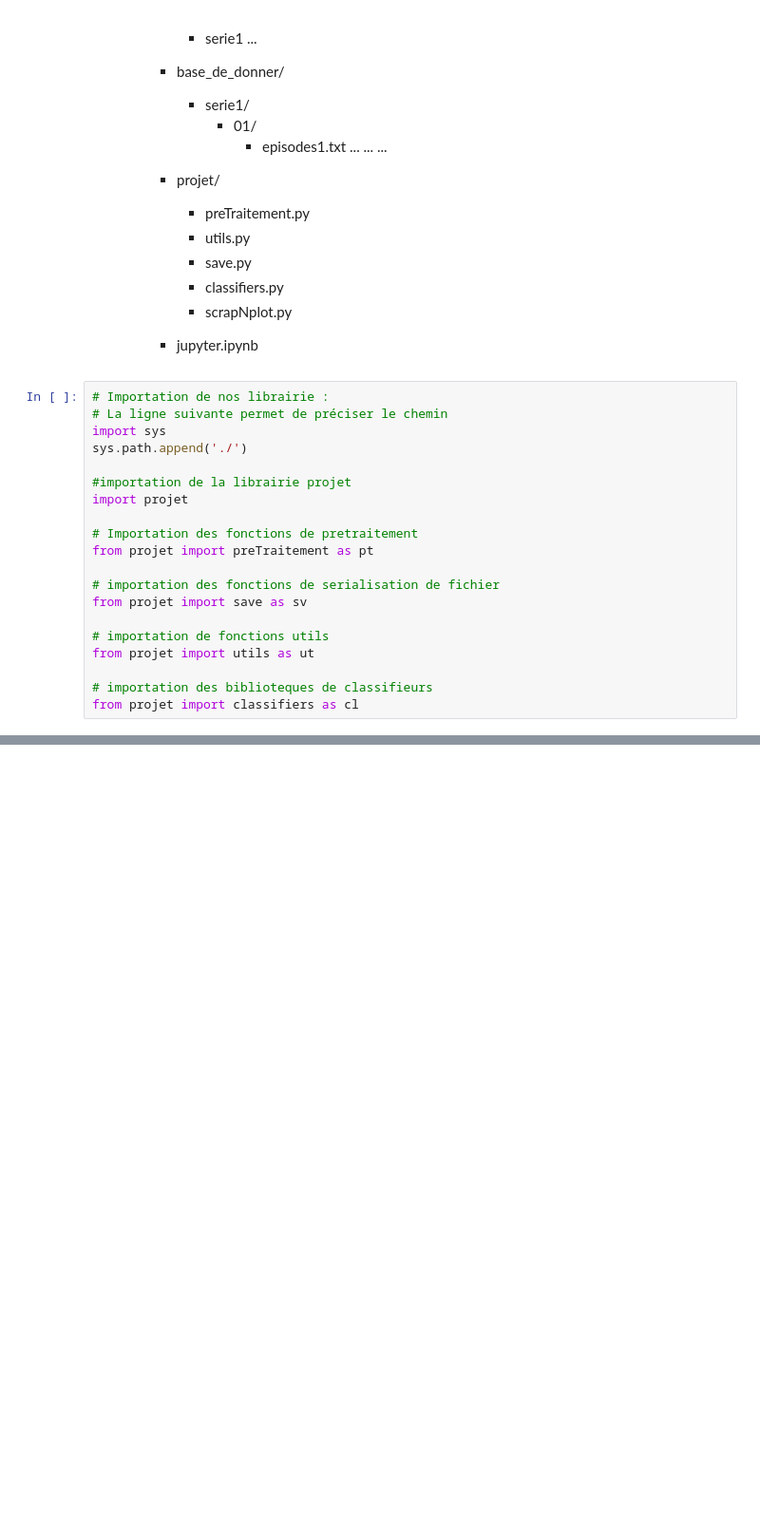
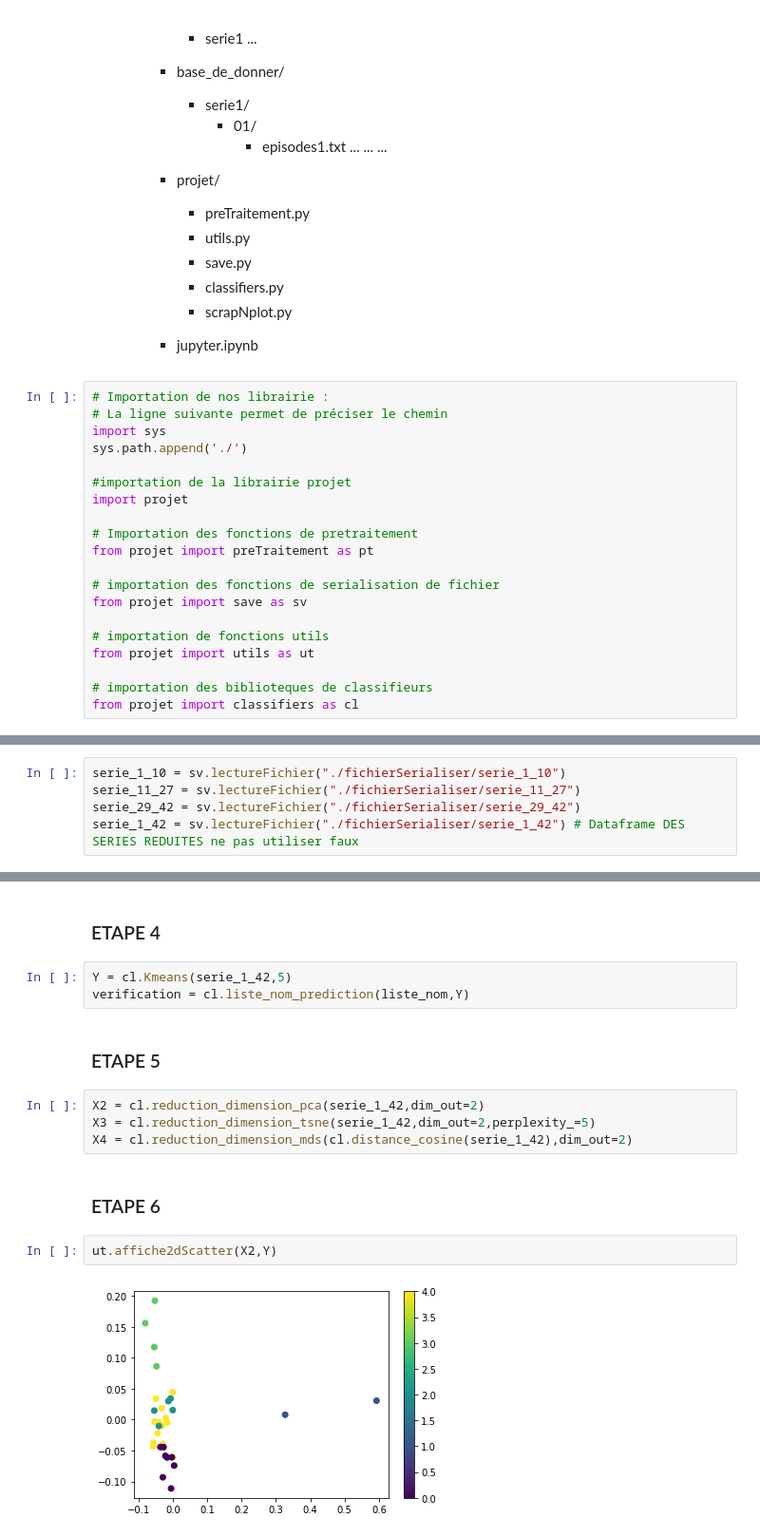
Before and after one commit to Achraf99Jday/RecommendationAlgorithm, a Jupyter notebook: jupyter.ipynb, the cells around one changed output, grey strips where cells are left out. Shown at 95% size. Cells and saved outputs as stored; diff of their text form; blank space fills up the shorter version.

```diff
--- a/jupyter.ipynb
+++ b/jupyter.ipynb
@@ -120,0 +78,5 @@ ion',
+# %%
+serie_1_10 = sv.lectureFichier("./fichierSerialiser/serie_1_10")
+serie_11_27 = sv.lectureFichier("./fichierSerialiser/serie_11_27")
+serie_29_42 = sv.lectureFichier("./fichierSerialiser/serie_29_42")
+serie_1_42 = sv.lectureFichier("./fichierSerialiser/serie_1_42") # Dataframe DES SERIES REDUITES ne pas utiliser faux
@@ -120,0 +114,17 @@ ion',
+# %% [markdown]
+<h3>ETAPE 4</h3>
+# %%
+Y = cl.Kmeans(serie_1_42,5)
+verification = cl.liste_nom_prediction(liste_nom,Y)
+# %% [markdown]
+<h3>ETAPE 5</h3>
+# %%
+X2 = cl.reduction_dimension_pca(serie_1_42,dim_out=2)
+X3 = cl.reduction_dimension_tsne(serie_1_42,dim_out=2,perplexity_=5)
+X4 = cl.reduction_dimension_mds(cl.distance_cosine(serie_1_42),dim_out=2)
+# %% [markdown]
+<h3>ETAPE 6</h3>
+# %%
+ut.affiche2dScatter(X2,Y)
+# %% [output]
+[figure, added]
```
Also changed, not shown: parts of 29 cells of this notebook, 9 other files.
